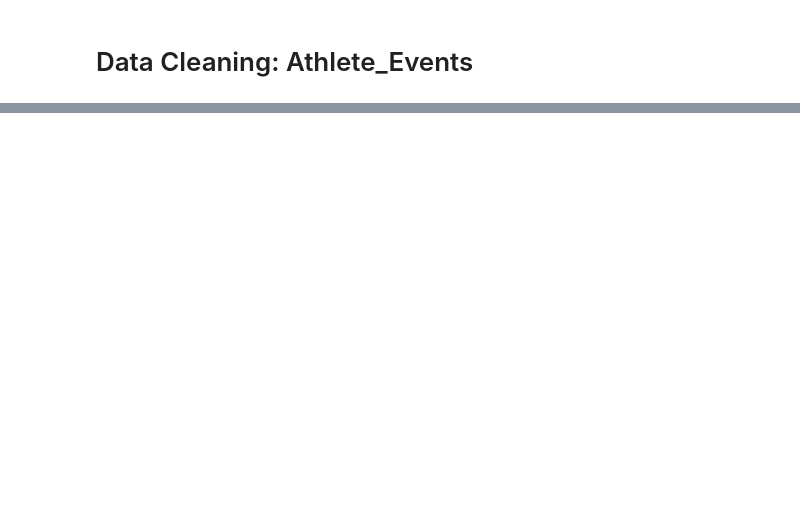
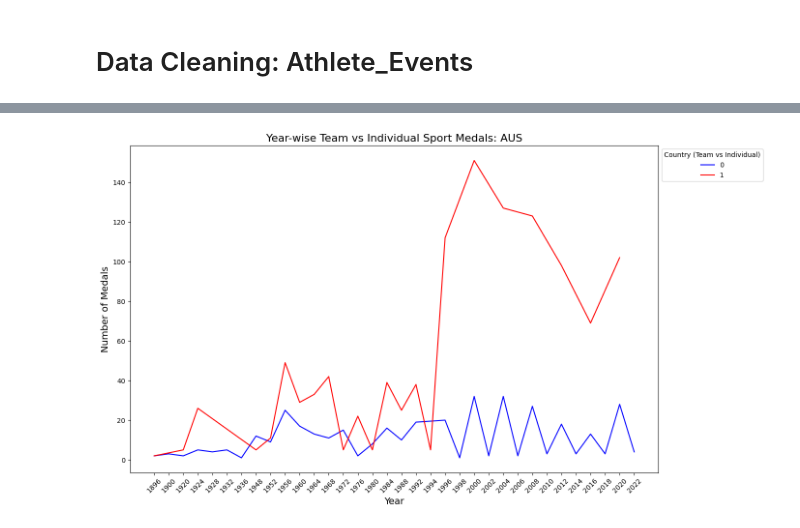
Before and after one commit to Geetansh170/OlympiTrack, a Jupyter notebook: DIC_Project.ipynb, the cells around one changed output, grey strips where cells are left out. Saved outputs shown, nothing was run; the diff lists cells and outputs as text; code cells hidden in the pictures; blank space fills up the shorter version.

```diff
--- a/DIC_Project.ipynb
+++ b/DIC_Project.ipynb
@@ -154,0 +574,18 @@ Athlete_Events_Details.head(10)
+# %%
+query_aus = """
+    SELECT
+    year,
+    country_noc,
+    isTeamSport,
+    COUNT(medal) AS medal_count
+    FROM Athlete_Events_Details
+    WHERE medal != 'no medal'
+    AND year IS NOT NULL
+    AND country_noc IN ('aus')
+    GROUP BY year, country_noc, isTeamSport
+    ORDER BY year, country_noc, isTeamSport;
+    """
+
+medals_yearwise_data_aus = ps.sqldf(query_aus, locals())
+
+print(medals_yearwise_data_aus)
@@ -154,0 +727,27 @@ Athlete_Events_Details.head(10)
+# %%
+import seaborn as sns
+import matplotlib.pyplot as plt
+
+colours = {True: 'red', False: 'blue'}
+
+plt.figure(figsize=(14, 8))
+sns.lineplot(
+    data=medals_yearwise_data_aus,
+    x='year',
+    y='medal_count',
+    hue='isTeamSport',
+    palette=colours,
+    markers=True,
+    dashes=False
+)
+
+plt.title('Year-wise Team vs Individual Sport Medals: AUS', fontsize=16)
+plt.xlabel('Year', fontsize=14)
+plt.ylabel('Number of Medals', fontsize=14)
+plt.legend(title='Country (Team vs Individual)', loc='upper left', bbox_to_anchor=(1, 1))
+plt.xticks(rotation=45)
+
+plt.tight_layout()
+plt.show()
+# %% [output]
+[figure, added]
```
Also changed, not shown: parts of 67 cells of this notebook.
